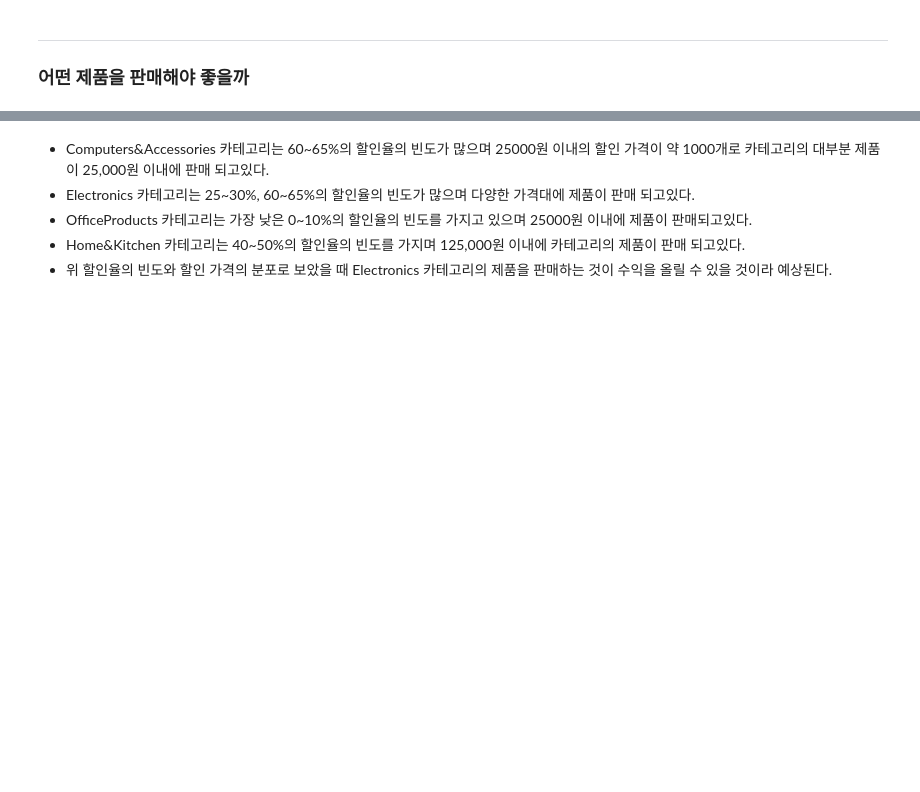
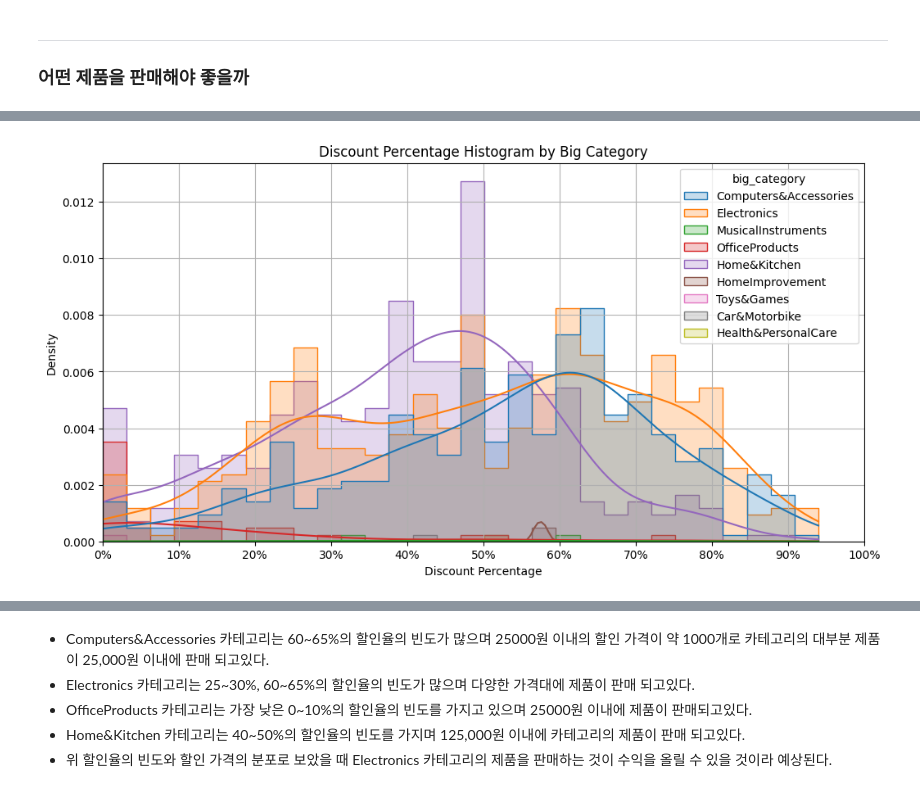
Before and after one commit to BenCyera/Amazon_sales_machine_learning, a Jupyter notebook: notebooks/sehee/price_EDA.ipynb, the cells around one changed output, grey strips where cells are left out. Saved outputs shown, nothing was run; the diff lists cells and outputs as text; code cells hidden in the pictures; blank space fills up the shorter version.

```diff
--- a/notebooks/sehee/price_EDA.ipynb
+++ b/notebooks/sehee/price_EDA.ipynb
@@ -266,3 +361,18 @@ plt.show()
+# %%
+plt.figure(figsize=(12, 6))
+sns.histplot(data=category_price, x='discount_percentage', hue='big_category', bins=30, kde=True, stat='density', element='step')
+plt.title('Discount Percentage Histogram by Big Category')
+plt.xlabel('Discount Percentage')
+plt.ylabel('Density')
+
+plt.xlim(0, 100)
+ticks = range(0, 101, 10)
+plt.xticks(ticks, [f'{tick}%' for tick in ticks])
+
+plt.grid()
+plt.show()
+# %% [output]
+[figure, added]
 # %%
 # 카테고리별 할인된 제품 가격의 분포
 plt.figure(figsize=(12, 6))
```
Also changed, not shown: parts of 46 cells of this notebook.
